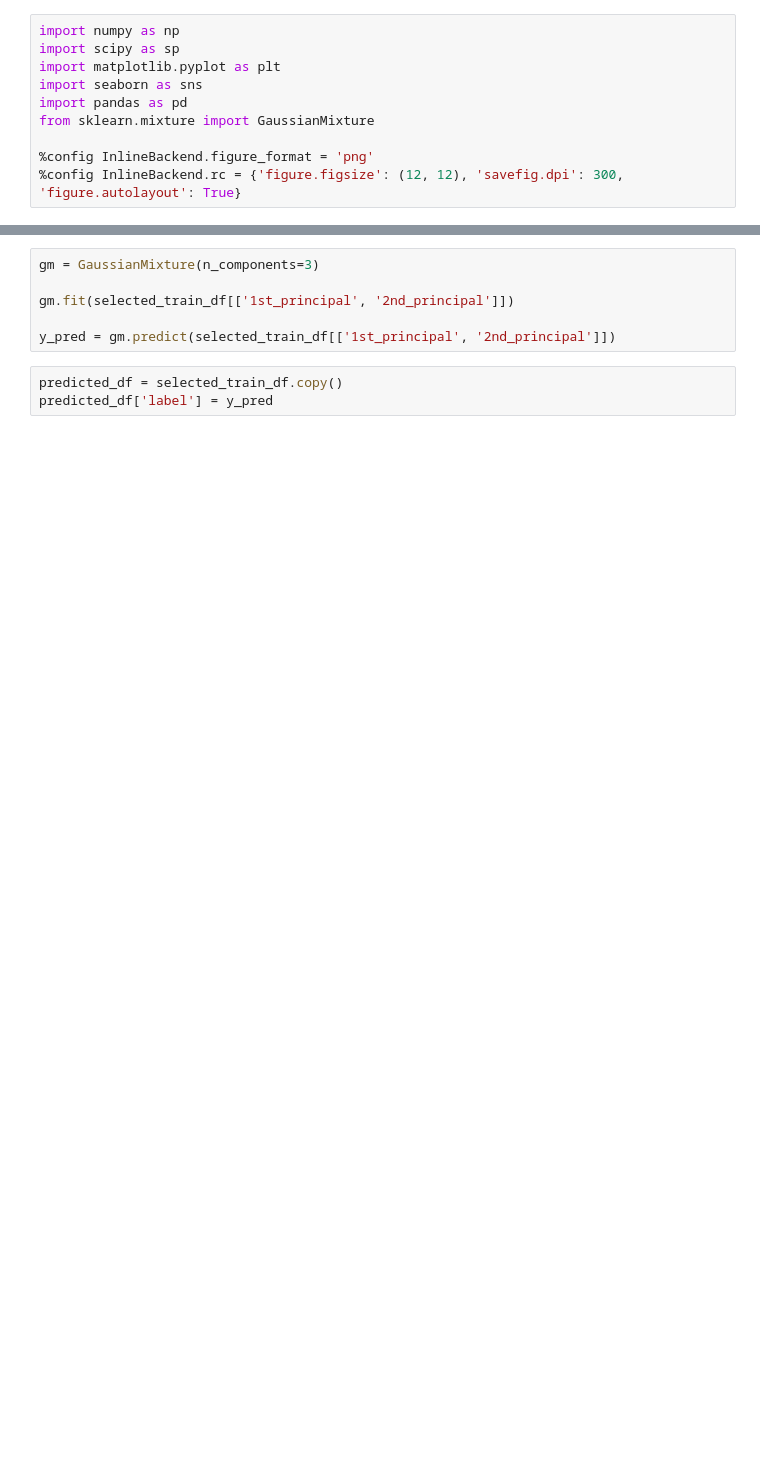
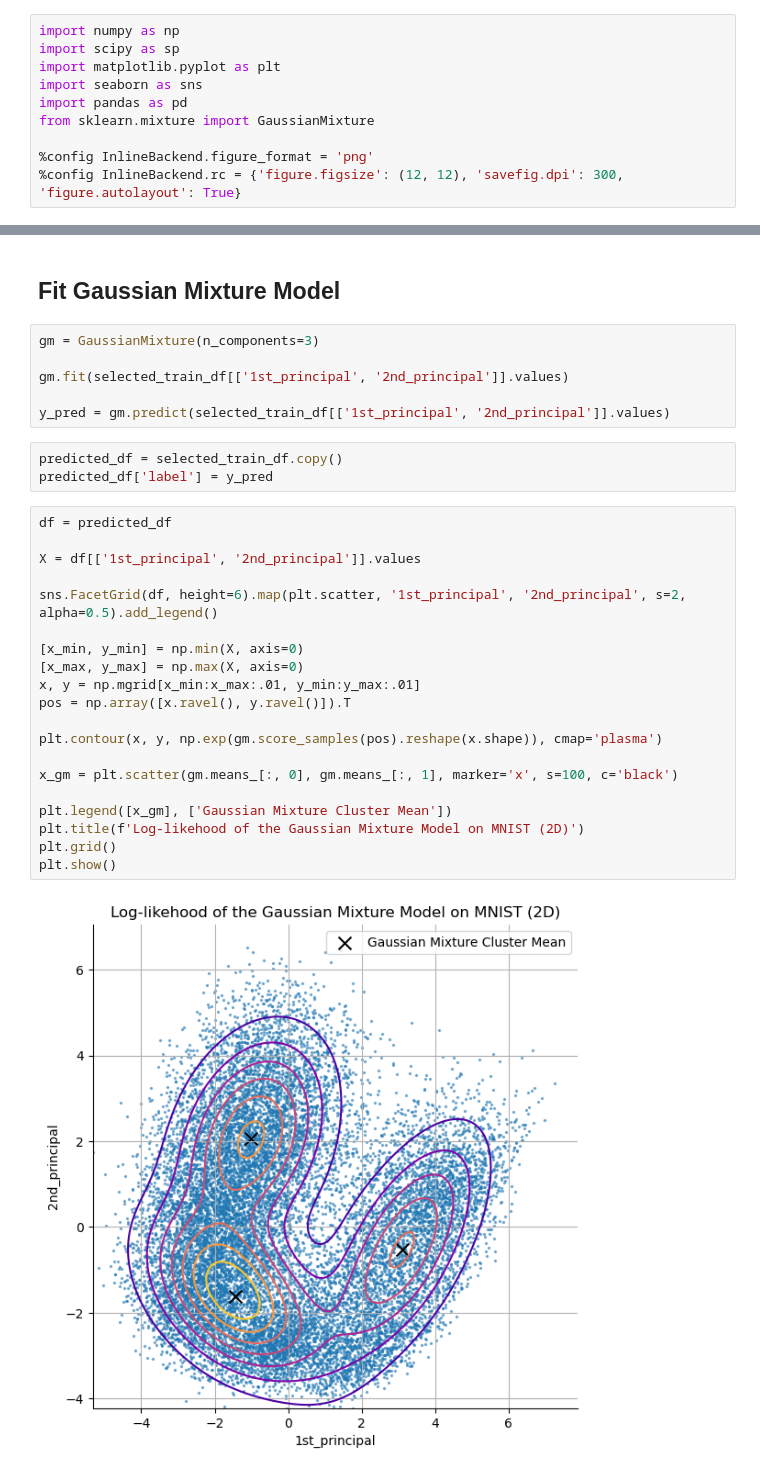
Before and after one commit to tallosim/aau-machine-learning, a Jupyter notebook: Lecture 5/Notebook/solution.ipynb, the cells around one changed output, grey strips where cells are left out. Cells and saved outputs as stored; diff of their text form; blank space fills up the shorter version.

```diff
--- a/Lecture 5/Notebook/solution.ipynb
+++ b/Lecture 5/Notebook/solution.ipynb
@@ -45,9 +48,33 @@ plt.show()
+# %% [markdown]
+## Fit Gaussian Mixture Model
 # %%
 gm = GaussianMixture(n_components=3)
 
-gm.fit(selected_train_df[['1st_principal', '2nd_principal']])
+gm.fit(selected_train_df[['1st_principal', '2nd_principal']].values)
 
-y_pred = gm.predict(selected_train_df[['1st_principal', '2nd_principal']])
+y_pred = gm.predict(selected_train_df[['1st_principal', '2nd_principal']].values)
 # %%
 predicted_df = selected_train_df.copy()
 predicted_df['label'] = y_pred
+# %%
+df = predicted_df
+
+X = df[['1st_principal', '2nd_principal']].values
+
+sns.FacetGrid(df, height=6).map(plt.scatter, '1st_principal', '2nd_principal', s=2, alpha=0.5).add_legend()
+
+[x_min, y_min] = np.min(X, axis=0)
+[x_max, y_max] = np.max(X, axis=0)
+x, y = np.mgrid[x_min:x_max:.01, y_min:y_max:.01]
+pos = np.array([x.ravel(), y.ravel()]).T
+
+plt.contour(x, y, np.exp(gm.score_samples(pos).reshape(x.shape)), cmap='plasma')
+
+x_gm = plt.scatter(gm.means_[:, 0], gm.means_[:, 1], marker='x', s=100, c='black')
+
+plt.legend([x_gm], ['Gaussian Mixture Cluster Mean'])
+plt.title(f'Log-likehood of the Gaussian Mixture Model on MNIST (2D)')
+plt.grid()
+plt.show()
+# %% [output]
+[figure, added]
```
Also changed, not shown: parts of 10 cells of this notebook, 1 other file.
